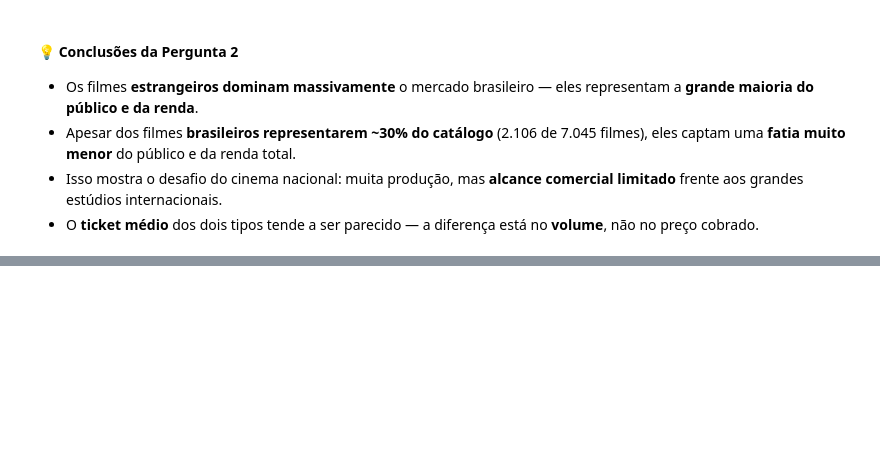
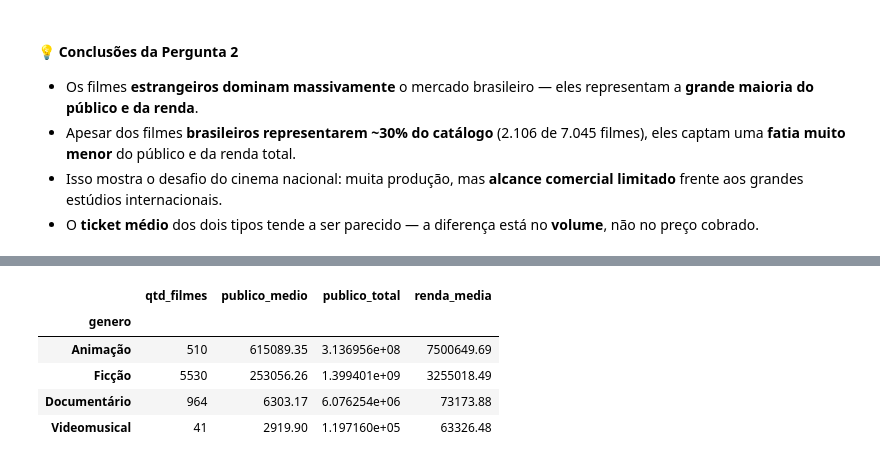
Before and after one commit to paloma2411/analise-filmes-brasil, a Jupyter notebook: analise_filmes.ipynb, the cells around one changed output, grey strips where cells are left out. Drawn from its saved outputs; the diff is of its cells as text; code cells hidden in the pictures; blank space fills up the shorter version.

```diff
--- a/analise_filmes.ipynb
+++ b/analise_filmes.ipynb
@@ -358,0 +385,17 @@ Estrangeira:
+# %%
+# Análise por gênero
+analise_genero = df.groupby('genero').agg(
+    qtd_filmes=('titulo', 'count'),
+    publico_medio=('publico', 'mean'),
+    publico_total=('publico', 'sum'),
+    renda_media=('renda', 'mean')
+).round(2).sort_values('publico_medio', ascending=False)
+
+analise_genero
+# %% [output]
+|  | qtd_filmes | publico_medio | publico_total | renda_media |
+| genero |  |  |  |  |
+| Animação | 510 | 615089.35 | 3.136956e+08 | 7500649.69 |
+| Ficção | 5530 | 253056.26 | 1.399401e+09 | 3255018.49 |
+| Documentário | 964 | 6303.17 | 6.076254e+06 | 73173.88 |
+| Videomusical | 41 | 2919.90 | 1.197160e+05 | 63326.48 |
```
Also changed, not shown: parts of 6 cells of this notebook.
